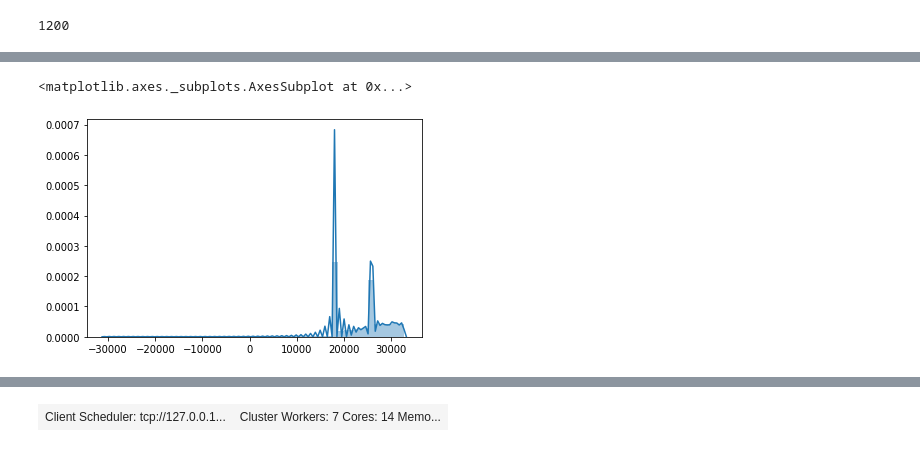
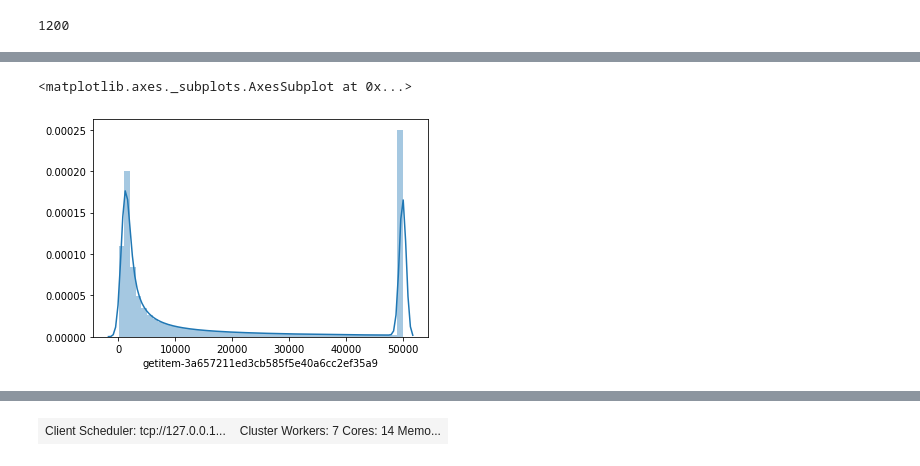
Before and after one commit to mmann1123/IFPRI_Fire_India, a Jupyter notebook: NewCode/Final_Workflow.ipynb, the cells around one changed output, grey strips where cells are left out. Drawn from its saved outputs; the diff is of its cells as text; code cells hidden in the pictures.

```diff
--- a/NewCode/Final_Workflow.ipynb
+++ b/NewCode/Final_Workflow.ipynb
@@ -435,5 +524,8 @@ bai_features.head()
-# %%
-sb.distplot(bai_features.value_max.values)
-# %% [output]
-<matplotlib.axes._subplots.AxesSubplot at 0x...>
-[figure, removed]
+# %%
+path = r"C:\Users\mmann\Dropbox\IFPRI_Fire_India\Images_new\reproject\bai"
+bai_features = dd.read_parquet(os.path.join(path,'bai_features.parquet'), index='pixel_id' )
+
+sb.distplot(bai_features.value_max.values[~np.isnan(bai_features.value_max.values)])
+# %% [output]
+<matplotlib.axes._subplots.AxesSubplot at 0x...>
+[figure, added]
```
Also changed, not shown: parts of 80 cells of this notebook, 36 other files.
